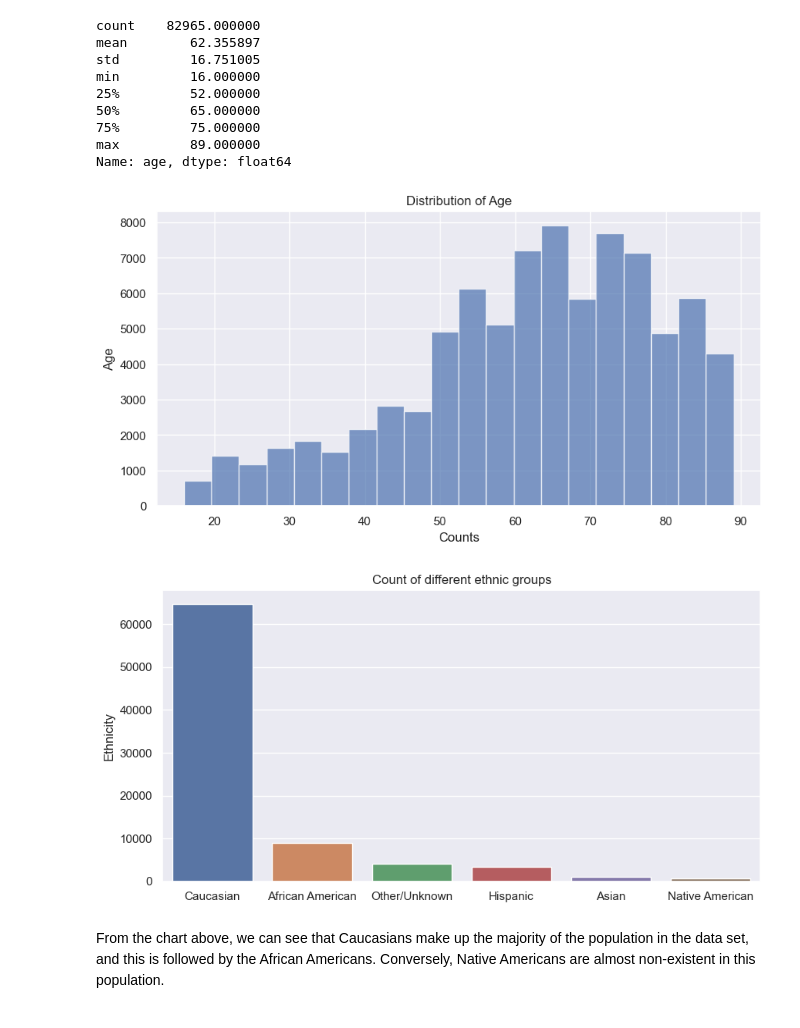
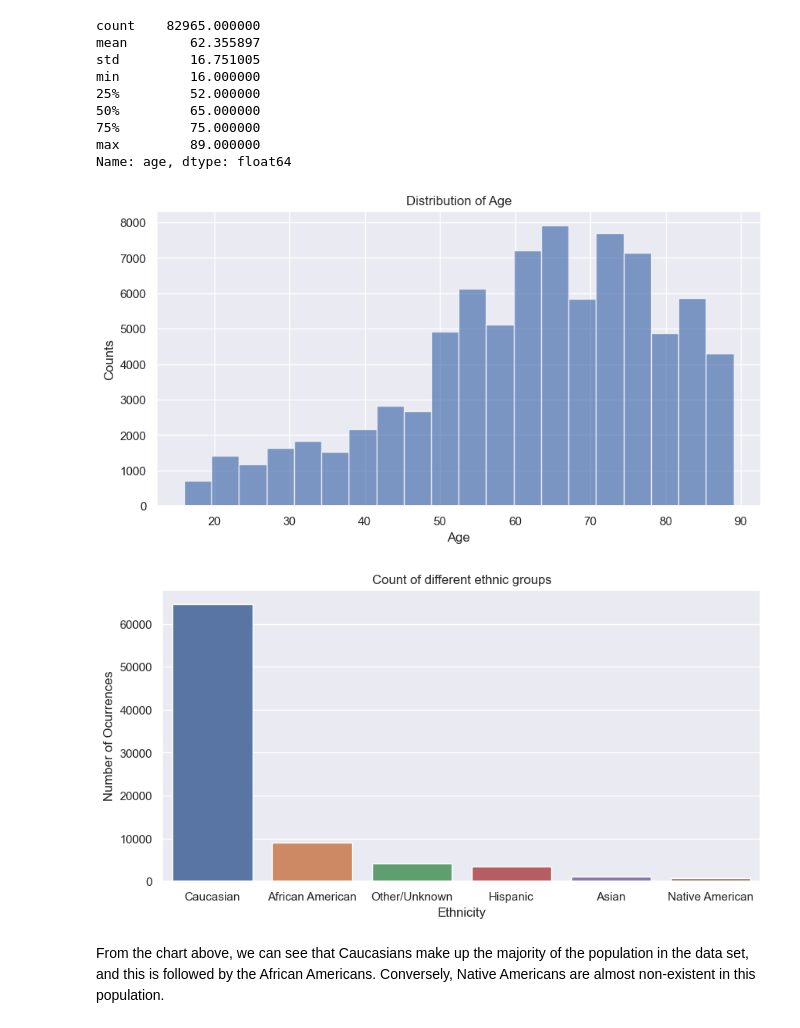
Before and after one commit to oaagboro/ICU_survival_of_patients, a Jupyter notebook: 2_ICU_EDA.ipynb, the cells around one changed output. Cells and saved outputs as stored; diff of their text form; code cells hidden in the pictures.

```diff
--- a/2_ICU_EDA.ipynb
+++ b/2_ICU_EDA.ipynb
@@ -76,20 +76,20 @@ Name: age, dtype: float64
 plt.figure(figsize=(10,5), dpi = 100)
 data['age'].plot.hist(bins = 20, alpha = 0.7)
 plt.title('Distribution of Age')
-plt.xlabel('Counts')
-plt.ylabel('Age');
+plt.xlabel('Age')
+plt.ylabel('Counts');
 # %% [output]
-[figure, old version]
+[figure, new version]
 # %%
 # Plot the ethnicity
 ethnicity_count = data['ethnicity'].value_counts()
 plt.figure(figsize=(10,5), dpi = 100)
 sns.barplot(ethnicity_count.index, ethnicity_count.values)
 plt.title('Count of different ethnic groups')
-plt.ylabel('Number of Ocurrences', fontsize = 12)
-plt.ylabel('Ethnicity', fontsize = 12);
+plt.xlabel('Ethnicity', fontsize = 12)
+plt.ylabel('Number of Ocurrences', fontsize = 12);
 # %% [output]
-[figure, old version]
+[figure, new version]
 # %% [markdown]
 From the chart above, we can see that Caucasians make up the majority of the population in the data set, and this is followed by the African Americans. Conversely, Native Americans are almost non-existent in this population.
 # %%
```
Also changed, not shown: parts of 2 cells of this notebook, 2 other files.
